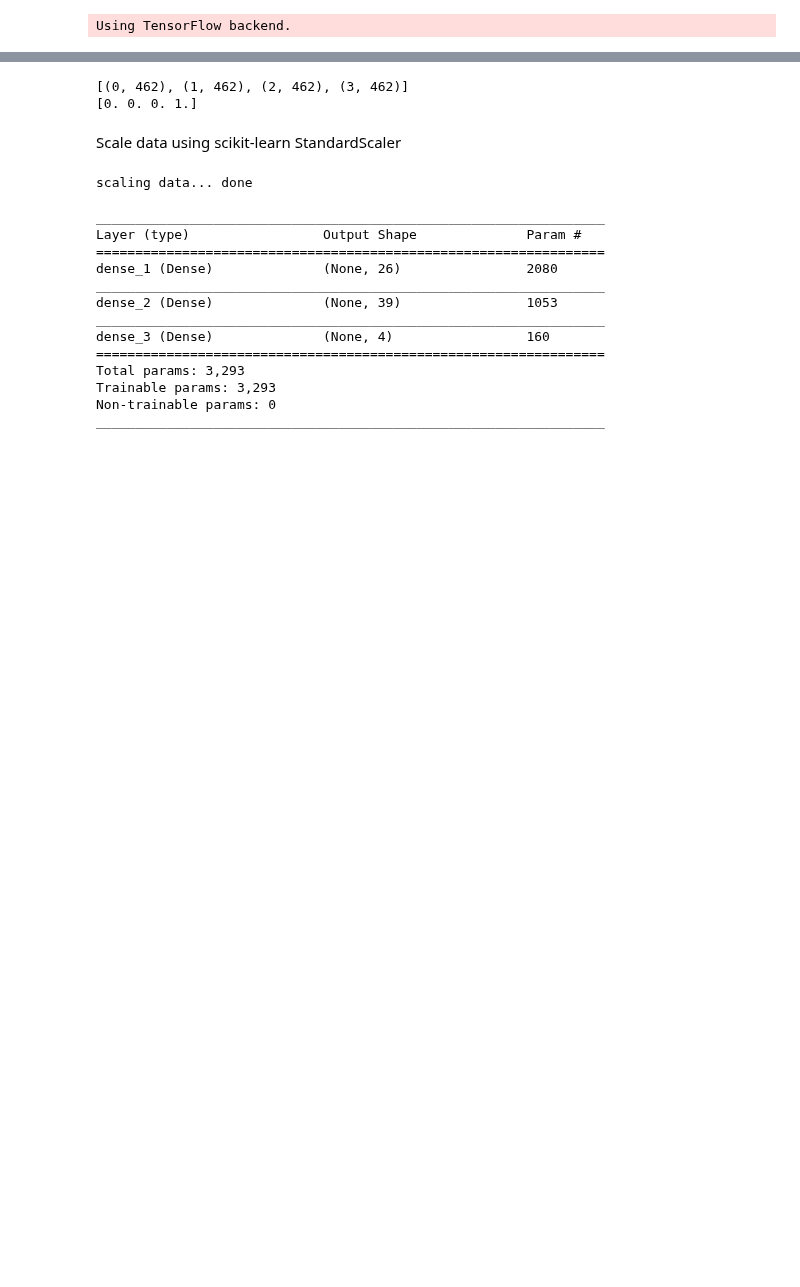
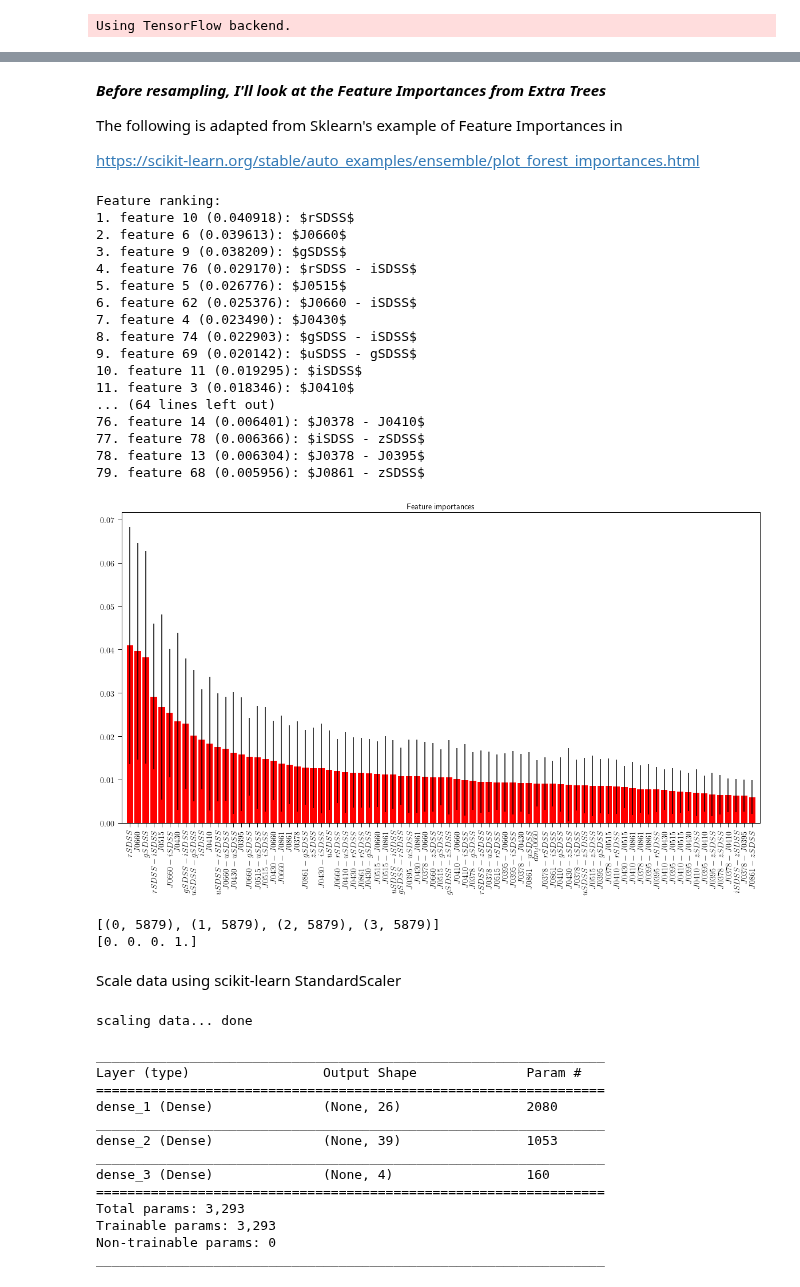
Before and after one commit to aaorsi/ELG_analysis, a Jupyter notebook: py/Keras_class.ipynb, the cells around one changed output, grey strips where cells are left out. Drawn from its saved outputs; the diff is of its cells as text; code cells hidden in the pictures; blank space fills up the shorter version.

```diff
--- a/py/Keras_class.ipynb
+++ b/py/Keras_class.ipynb
@@ -8,3 +8,14 @@ import numpy as np
 #import jplus
 # %% [output]
 Using TensorFlow backend.
+# %%
+#load databases
+
+#DataDir = './data/'
+DataDir = '.'
+import pickle
+dset = pickle.load(open('%s/training_full.data'%DataDir))
+print dset.keys()
+ngal = len(dset['class'])
+print ngal
+dset_original = dset.copy() # keeping a copy of original datapoints for
@@ -94,12 +152,72 @@ y_train_int = [class_to_int(x) for x in class_arr]
 y_train_cat = keras.utils.to_categorical(y_train_int, num_classes=len(np.unique(y_train_int)))
 x_train = feat_arr
 nfeat = len(feat_arr[0])
+# %% [markdown]
+***Before resampling, I'll look at the Feature Importances from Extra Trees***
+
+The following is adapted from Sklearn's example of Feature Importances in
+
+https://scikit-learn.org/stable/auto_examples/ensemble/plot_forest_importances.html
+# %%
+%matplotlib inline
+from sklearn.ensemble import ExtraTreesClassifier
+import matplotlib.pyplot as plt
+
+forest = ExtraTreesClassifier(n_estimators=1000,
+                              random_state=1323)
+
+x_train = np.array(x_train)
+forest.fit(x_train, y_train_int)
+importances = forest.feature_importances_
+std = np.std([tree.feature_importances_ for tree in forest.estimators_],
+             axis=0)
+indices = np.argsort(importances)[::-1]
+inames = [r'$%s$'%featnames[x] for x in indices]
+
+# Print the feature ranking
+print("Feature ranking:")
+
+for f in range(x_train.shape[1]):
+    print("%d. feature %d (%f): %s" % (f + 1, indices[f], importances[indices[f]], inames[f]))
+
+
+# Plot the feature importances of the forest
+plt.figure(1, figsize=(20,10))
+plt.title("Feature importances")
+plt.bar(range(x_train.shape[1]), importances[indices],
+       color="r", yerr=std[indices], align="center")
+plt.xticks(range(x_train.shape[1]),inames,rotation='vertical')
+plt.xlim([-1, x_train.shape[1]])
+plt.show()
+
+# Filter those below a given threshold
+
+threshold = 0.015
+# %% [output]
+Feature ranking:
+1. feature 10 (0.040918): $rSDSS$
+2. feature 6 (0.039613): $J0660$
+3. feature 9 (0.038209): $gSDSS$
+4. feature 76 (0.029170): $rSDSS - iSDSS$
+5. feature 5 (0.026776): $J0515$
+6. feature 62 (0.025376): $J0660 - iSDSS$
+7. feature 4 (0.023490): $J0430$
+8. feature 74 (0.022903): $gSDSS - iSDSS$
+9. feature 69 (0.020142): $uSDSS - gSDSS$
+10. feature 11 (0.019295): $iSDSS$
+11. feature 3 (0.018346): $J0410$
+... (64 lines left out)
+76. feature 14 (0.006401): $J0378 - J0410$
+77. feature 78 (0.006366): $iSDSS - zSDSS$
+78. feature 13 (0.006304): $J0378 - J0395$
+79. feature 68 (0.005956): $J0861 - zSDSS$
+[figure, added]
 # %%
 from imblearn.over_sampling import SMOTE
 from collections import Counter
 from sklearn.model_selection import train_test_split
 
-X_train, X_test, y_train, y_test = train_test_split(x_train, y_train_int, test_size=0.3, random_state=1324)
+X_train, X_test, y_train, y_test = train_test_split(x_train, y_train_int, test_size=0.2, random_state=1324)
 
 
 X_res, y_res = SMOTE(sampling_strategy='not majority').fit_resample(X_train, y_train)
@@ -110,7 +228,7 @@ yt = keras.utils.to_categorical(y_test, num_classes=len(np.unique(y_test)))
 
 print y[0]
 # %% [output]
-[(0, 462), (1, 462), (2, 462), (3, 462)]
+[(0, 5879), (1, 5879), (2, 5879), (3, 5879)]
 [0. 0. 0. 1.]
 # %% [markdown]
 Scale data using scikit-learn StandardScaler
```
Also changed, not shown: parts of 10 cells of this notebook, 1 other file.
